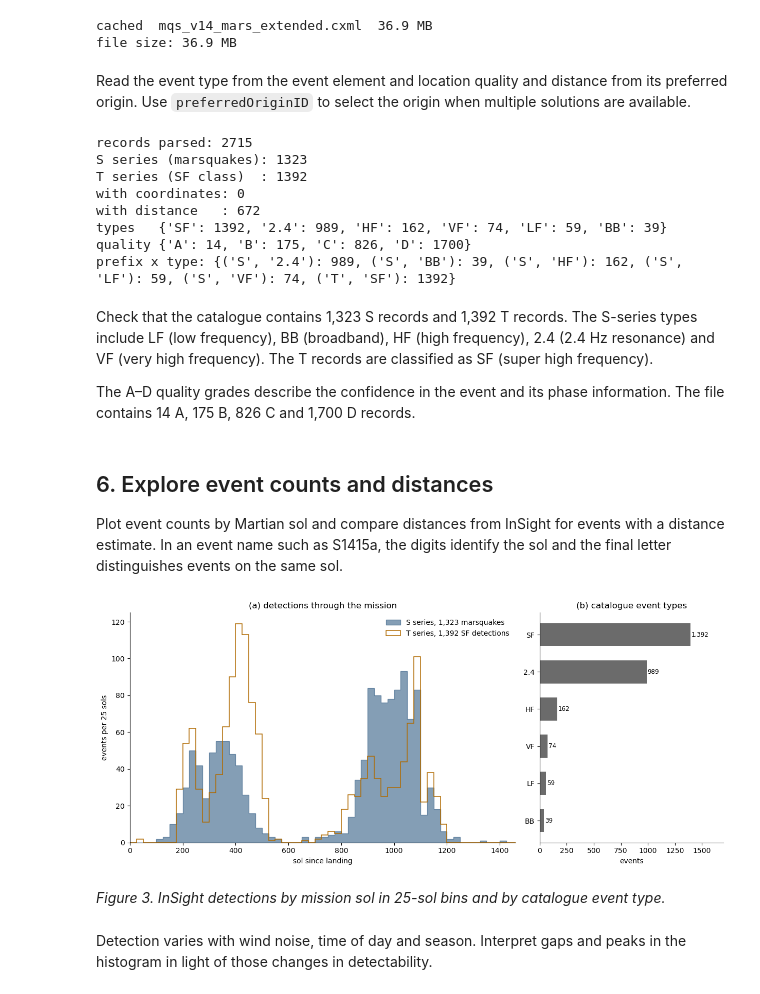
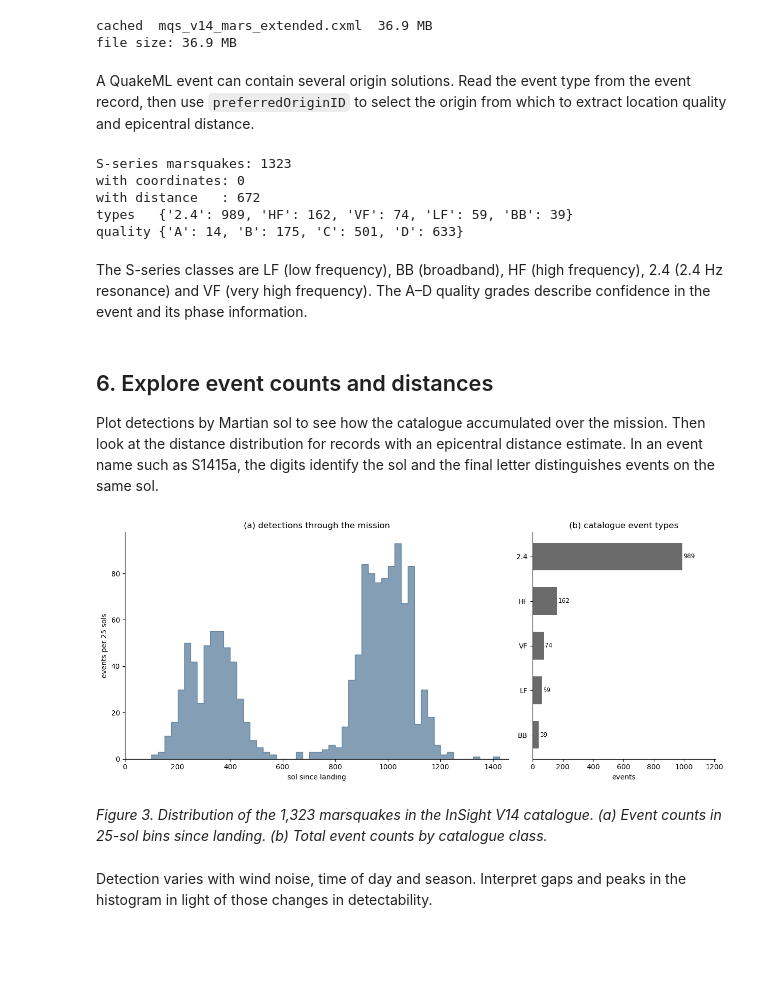
Before and after one commit to CUSeismoLab/Tutorial-post, a Jupyter notebook: public/media/mars_topography/mars_topography_and_marsquakes.ipynb, the cells around one changed output. Saved outputs shown, nothing was run; the diff lists cells and outputs as text; code cells hidden in the pictures; blank space fills up the shorter version.

Commit message:
Update Martian topography tutorial

```diff
--- a/public/media/mars_topography/mars_topography_and_marsquakes.ipynb
+++ b/public/media/mars_topography/mars_topography_and_marsquakes.ipynb
@@ -398,14 +398,13 @@ print(f'file size: {MQS.stat().st_size / 1e6:.1f} MB')
 cached  mqs_v14_mars_extended.cxml  36.9 MB
 file size: 36.9 MB
 # %% [markdown]
-Read the event type from the event element and location quality and distance from its preferred origin. Use `preferredOriginID` to select the origin when multiple solutions are available.
+A QuakeML event can contain several origin solutions. Read the event type from the event record, then use `preferredOriginID` to select the origin from which to extract location quality and epicentral distance.
 # %%
 BED = '{http://quakeml.org/xmlns/bed/1.2}'
 MARS = '{http://quakeml.org/xmlns/bed/1.2/mars}'
 
 TYPE_MAP = {'LOW_FREQUENCY': 'LF', 'BROADBAND': 'BB', 'HIGH_FREQUENCY': 'HF',
-            '2.4_HZ': '2.4', 'VERY_HIGH_FREQUENCY': 'VF',
-            'SUPER_HIGH_FREQUENCY': 'SF'}
+            '2.4_HZ': '2.4', 'VERY_HIGH_FREQUENCY': 'VF'}
 
 
 def text_of(node, path):
@@ -440,6 +439,8 @@ def parse_catalogue(path):
         for desc in ev.findall(BED + 'description'):
             if text_of(desc, BED + 'type') == 'earthquake name':
                 name = text_of(desc, BED + 'text')
+        if not name or not name.startswith('S'):
+            continue
         origin = preferred_origin(ev)
         lat_raw = text_of(origin, BED + 'latitude')
         lon_raw = text_of(origin, BED + 'longitude')
@@ -468,14 +469,8 @@ def parse_catalogue(path):
     return rows
 # %%
 events = parse_catalogue(MQS)
-print('records parsed:', len(events))
-assert len(events) == 2715
-
-series = {}
-for e in events:
-    series[e['name'][0]] = series.get(e['name'][0], 0) + 1
-print('S series (marsquakes):', series.get('S', 0))
-print('T series (SF class)  :', series.get('T', 0))
+print('S-series marsquakes:', len(events))
+assert len(events) == 1323
 
 print('with coordinates:', sum(1 for e in events if np.isfinite(e['lat'])))
 print('with distance   :', sum(1 for e in events if np.isfinite(e['distance_deg'])))
@@ -486,68 +481,53 @@ for e in events:
     quals[e['quality']] = quals.get(e['quality'], 0) + 1
 print('types  ', {k: types[k] for k in sorted(types, key=types.get, reverse=True)})
 print('quality', {k: quals[k] for k in sorted(quals, key=lambda s: str(s))})
-
-cross = {}
-for e in events:
-    key = (e['name'][0], e['event_type'])
-    cross[key] = cross.get(key, 0) + 1
-print('prefix x type:', dict(sorted(cross.items())))
 # %% [output]
-records parsed: 2715
-S series (marsquakes): 1323
-T series (SF class)  : 1392
+S-series marsquakes: 1323
 with coordinates: 0
 with distance   : 672
-types   {'SF': 1392, '2.4': 989, 'HF': 162, 'VF': 74, 'LF': 59, 'BB': 39}
-quality {'A': 14, 'B': 175, 'C': 826, 'D': 1700}
-prefix x type: {('S', '2.4'): 989, ('S', 'BB'): 39, ('S', 'HF'): 162, ('S', 'LF'): 59, ('S', 'VF'): 74, ('T', 'SF'): 1392}
+types   {'2.4': 989, 'HF': 162, 'VF': 74, 'LF': 59, 'BB': 39}
+quality {'A': 14, 'B': 175, 'C': 501, 'D': 633}
 # %% [markdown]
-Check that the catalogue contains 1,323 S records and 1,392 T records. The S-series types include LF (low frequency), BB (broadband), HF (high frequency), 2.4 (2.4 Hz resonance) and VF (very high frequency). The T records are classified as SF (super high frequency).
-
-The A–D quality grades describe the confidence in the event and its phase information. The file contains 14 A, 175 B, 826 C and 1,700 D records.
+The S-series classes are LF (low frequency), BB (broadband), HF (high frequency), 2.4 (2.4 Hz resonance) and VF (very high frequency). The A–D quality grades describe confidence in the event and its phase information.
 # %% [markdown]
 ## 6. Explore event counts and distances
 
-Plot event counts by Martian sol and compare distances from InSight for events with a distance estimate. In an event name such as S1415a, the digits identify the sol and the final letter distinguishes events on the same sol.
+Plot detections by Martian sol to see how the catalogue accumulated over the mission. Then look at the distance distribution for records with an epicentral distance estimate. In an event name such as S1415a, the digits identify the sol and the final letter distinguishes events on the same sol.
 # %%
 sols = np.array([e['sol'] for e in events], dtype=float)
-is_s = np.array([e['name'].startswith('S') for e in events])
 
 fig, axes = plt.subplots(1, 2, figsize=(12.4, 5.4), gridspec_kw={'width_ratios': [2.1, 1]})
 
 ax = axes[0]
 bins = np.arange(0, 1480, 25)
-ax.hist(sols[is_s], bins=bins, histtype='stepfilled', color='#1f4e79', alpha=0.55,
-        edgecolor='#1f4e79', lw=1.0, label=f'S series, {int(is_s.sum()):,} marsquakes')
-ax.hist(sols[~is_s], bins=bins, histtype='step', color='#b06a00', lw=1.1,
-        label=f'T series, {int((~is_s).sum()):,} SF detections')
+ax.hist(sols, bins=bins, histtype='stepfilled', color='#1f4e79', alpha=0.55,
+        edgecolor='#1f4e79', lw=1.0, label=f'S series, {len(events):,} marsquakes')
 ax.set_xlabel('sol since landing')
 ax.set_ylabel('events per 25 sols')
 ax.set_xlim(0, 1460)
-ax.legend(loc='upper right', frameon=False)
 ax.set_title('(a) detections through the mission')
 
 ax = axes[1]
 order = sorted(types, key=types.get)
 vals = [types[k] for k in order]
 bars = ax.barh([str(k) for k in order], vals, color='0.42', height=0.62)
 for bar, val in zip(bars, vals):
     ax.text(val + 8, bar.get_y() + bar.get_height() / 2, f'{val:,}', va='center', fontsize=8.5)
 ax.set_xlim(0, max(vals) * 1.22)
 ax.set_xlabel('events')
 ax.set_title('(b) catalogue event types')
 
 for ax in axes:
     for side in ('top', 'right'):
         ax.spines[side].set_visible(False)
 
 fig.tight_layout()
 fig.savefig(FIGS / 'fig03_catalogue_counts.png', dpi=200, bbox_inches='tight')
 plt.show()
 # %% [output]
-[figure, old version]
+[figure, new version]
 # %% [markdown]
-*Figure 3. InSight detections by mission sol in 25-sol bins and by catalogue event type.*
+*Figure 3. Distribution of the 1,323 marsquakes in the InSight V14 catalogue. (a) Event counts in 25-sol bins since landing. (b) Total event counts by catalogue class.*
 # %% [markdown]
 Detection varies with wind noise, time of day and season. Interpret gaps and peaks in the histogram in light of those changes in detectability.
 # %%
```
Also changed, not shown: parts of 11 cells of this notebook, 3 other files.
